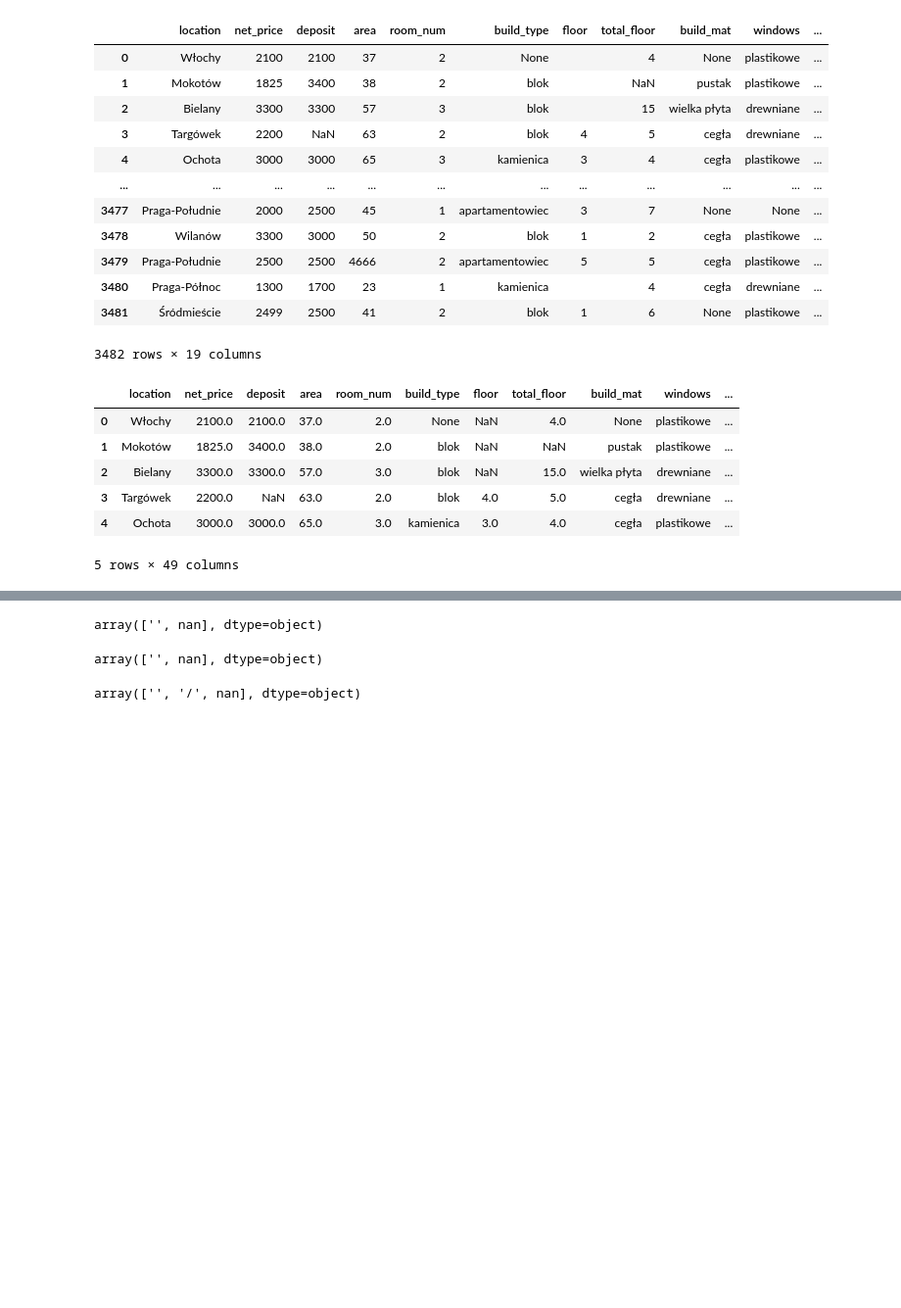
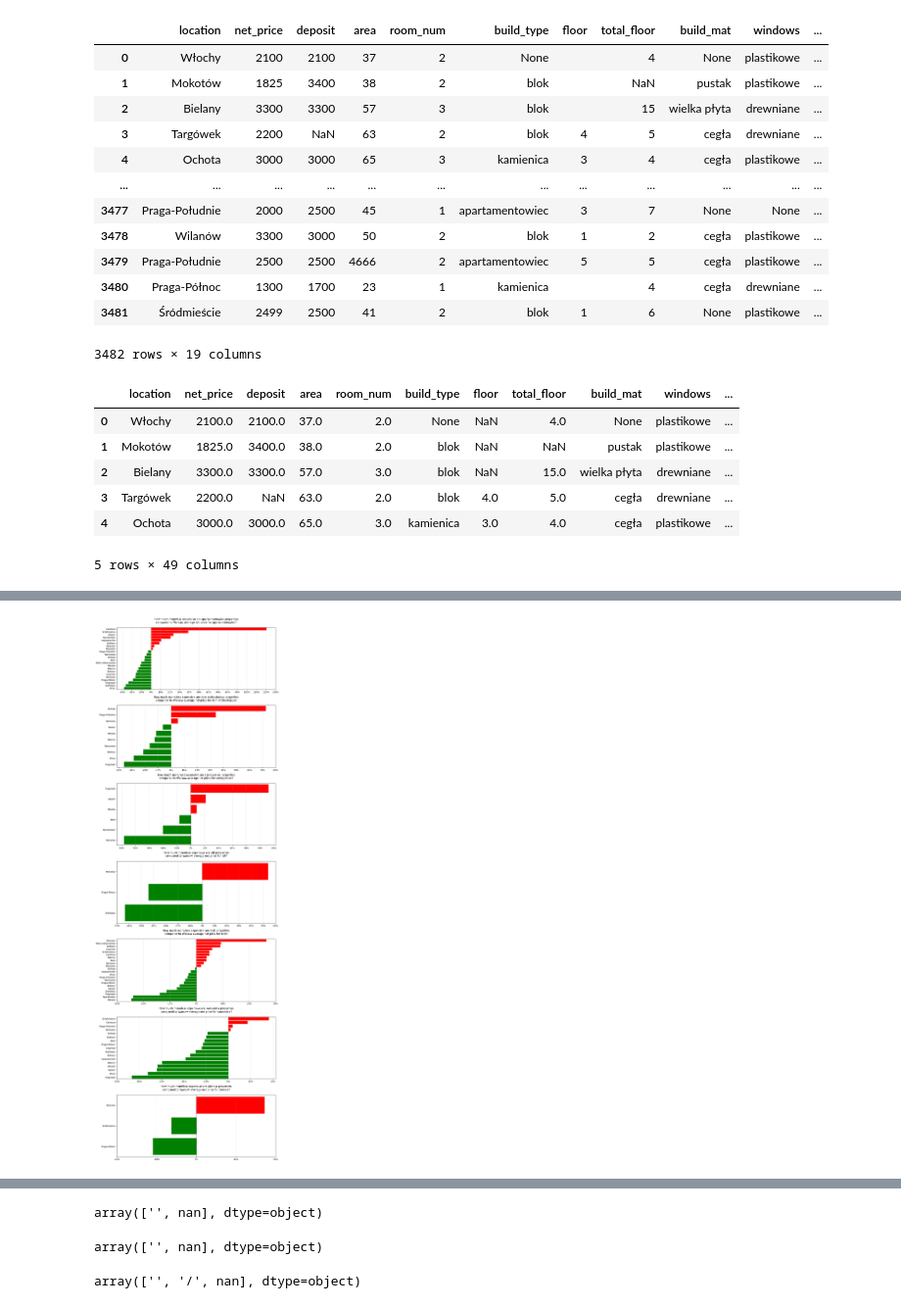
Before and after one commit to filki/Kaggle_Warsaw_rent_prices, a Jupyter notebook: starter.ipynb, the cells around one changed output, grey strips where cells are left out. Shown at 98% size. Saved outputs shown, nothing was run; the diff lists cells and outputs as text; code cells hidden in the pictures; blank space fills up the shorter version.

Commit message:
Added visualizations before data processing

```diff
--- a/starter.ipynb
+++ b/starter.ipynb
@@ -17,7 +17,10 @@ from sklearn.impute import KNNImputer
 from sklearn.ensemble import BaggingRegressor, GradientBoostingRegressor
 from sklearn.impute import SimpleImputer
 # %%
-df = pd.read_csv("otodom_complete.csv", dtype={'id': 'Int64'})
+try:
+    df = pd.read_csv("otodom_complete.csv", dtype={'id': 'Int64'})
+except:
+    df = pd.read_csv("/kaggle/input/warsaw-flat-rent-prices/otodom_complete.csv", dtype={'id': 'Int64'})
 # %%
 df.head()
 # %% [output]
@@ -239,3 +229,71 @@ df.pivot_table(values = "net_price",index = "build_type" ,columns = "location",
 # %%
 global_avg = df.groupby("build_type")["net_price"].mean()
 local_avg = df.groupby(["location", "build_type"])["net_price"].mean()
+
+def calc_percentage_diff(group_avg, global_avg):
+    return ((group_avg - global_avg) / global_avg) * 100
+
+# Restructure the data to make the calculation easier
+result = pd.DataFrame(local_avg)
+result = result.reset_index()
+
+# Merge with global averages
+result = result.merge(
+    global_avg.reset_index().rename(columns={'net_price': 'global_avg'}),
+    on='build_type'
+)
+
+# Calculate the percentage difference
+result['price_diff_percent'] = round(calc_percentage_diff(
+    result['net_price'],
+    result['global_avg']
+),2)
+
+# Sort to see the biggest differences
+result = result.sort_values('price_diff_percent', ascending=False)
+result
+
+# Get unique building types
+build_types = result['build_type'].unique()
+
+# Create a figure with subplots for each building type
+fig, axes = plt.subplots(len(build_types), 1, figsize=(12, 5*len(build_types)))
+
+# Create a plot for each building type
+for idx, build_type in enumerate(build_types):
+    # Filter data for current building type
+    data = result[result['build_type'] == build_type]
+
+    # Create horizontal bar plot
+    bars = sns.barplot(data=data, y='location', x='price_diff_percent', ax=axes[idx])
+
+    # Color the bars
+    for i, bar in enumerate(bars.patches):
+        if bar.get_width() > 0:
+            bar.set_color('red')
+        else:
+            bar.set_color('green')
+
+    # Set more specific title format for each subplot
+    axes[idx].set_title(f'How much more/less expensive are {build_type} properties\ncompared to Warsaw average net price for {build_type}?', pad=20)
+    axes[idx].axvline(x=0, color='black', linestyle='-', alpha=0.2)
+
+    # Remove default labels
+    axes[idx].set_xlabel('')
+    axes[idx].set_ylabel('')
+
+    # Add grid for better readability
+    axes[idx].grid(axis='x', alpha=0.3)
+
+    # Add more x-axis ticks
+    max_value = data['price_diff_percent'].max()
+    min_value = data['price_diff_percent'].min()
+    # Create ticks every 10%
+    ticks = np.arange(math.floor(min_value/10)*10, math.ceil(max_value/10)*10 + 10, 10)
+    axes[idx].set_xticks(ticks)
+    axes[idx].set_xticklabels([f'{x}%' for x in ticks])
+
+plt.tight_layout()
+plt.show()
+# %% [output]
+[figure, added]
```
Also changed, not shown: parts of 5 cells of this notebook.
